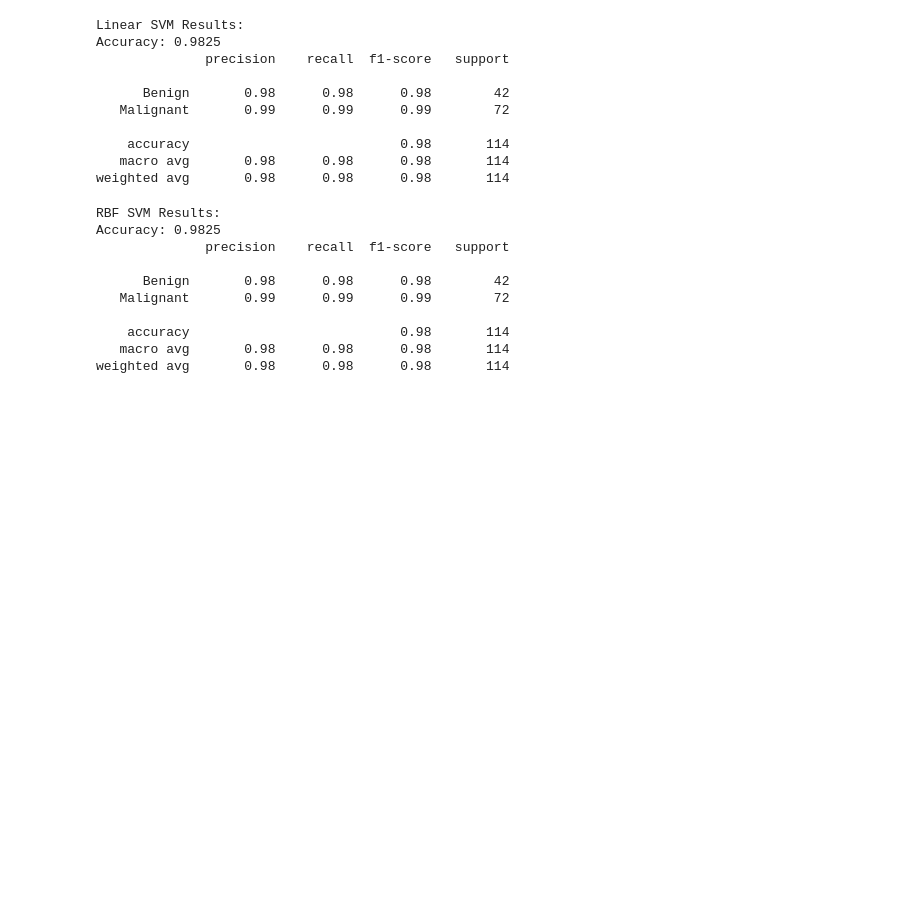
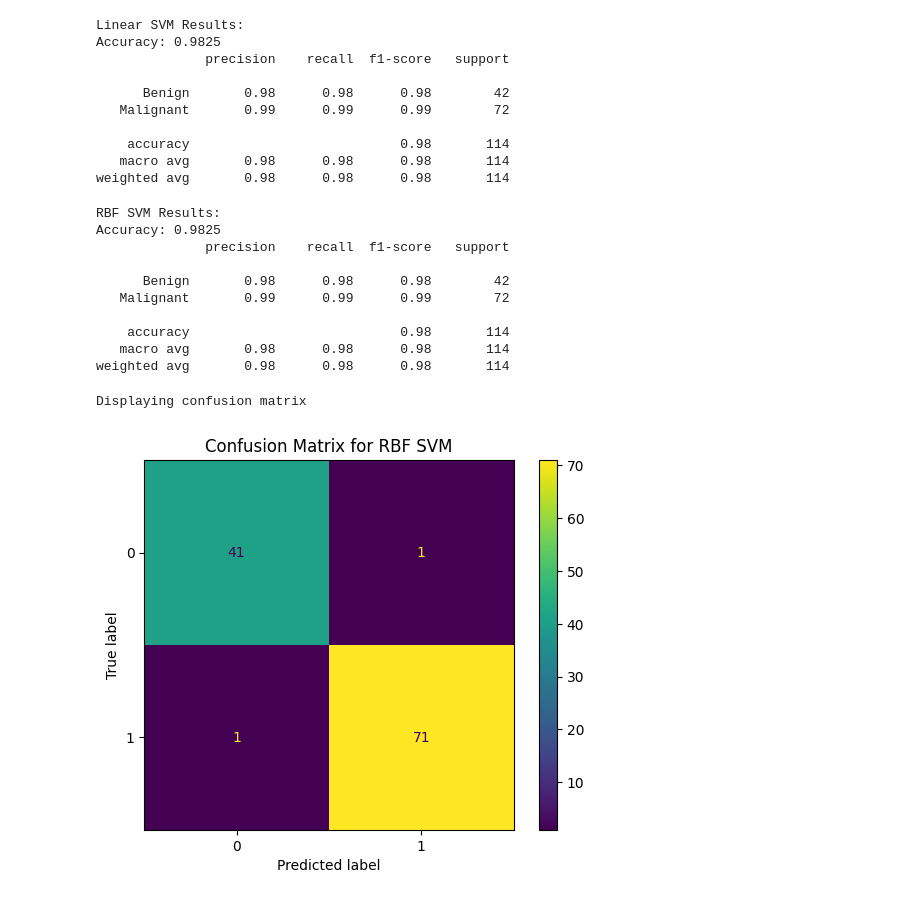
Before and after one commit to gyr0byte/Enrichment-Class--AI-ML-, a Jupyter notebook: Week_04/3_support_vector_machine.ipynb, the cells around one changed output. Saved outputs shown, nothing was run; the diff lists cells and outputs as text; code cells hidden in the pictures; blank space fills up the shorter version.

```diff
--- a/Week_04/3_support_vector_machine.ipynb
+++ b/Week_04/3_support_vector_machine.ipynb
@@ -74,3 +74,15 @@ Accuracy: 0.9825
     accuracy                           0.98       114
    macro avg       0.98      0.98      0.98       114
 weighted avg       0.98      0.98      0.98       114
+# %%
+print("\nDisplaying confusion matrix")
+ConfusionMatrixDisplay.from_estimator(
+    rbf_svm,
+    X_test_scaled,
+    y_test
+)
+plt.title("Confusion Matrix for RBF SVM")
+plt.show()
+# %% [output]
+Displaying confusion matrix
+[figure, added]
```
